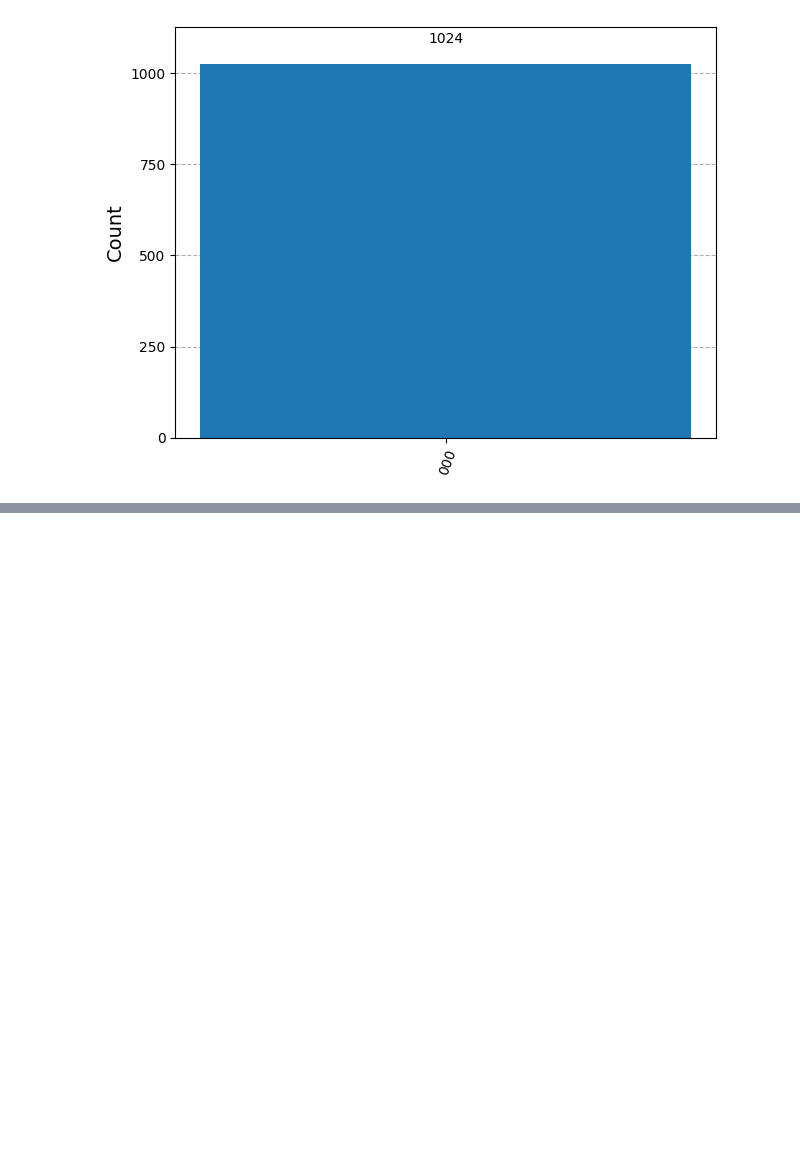
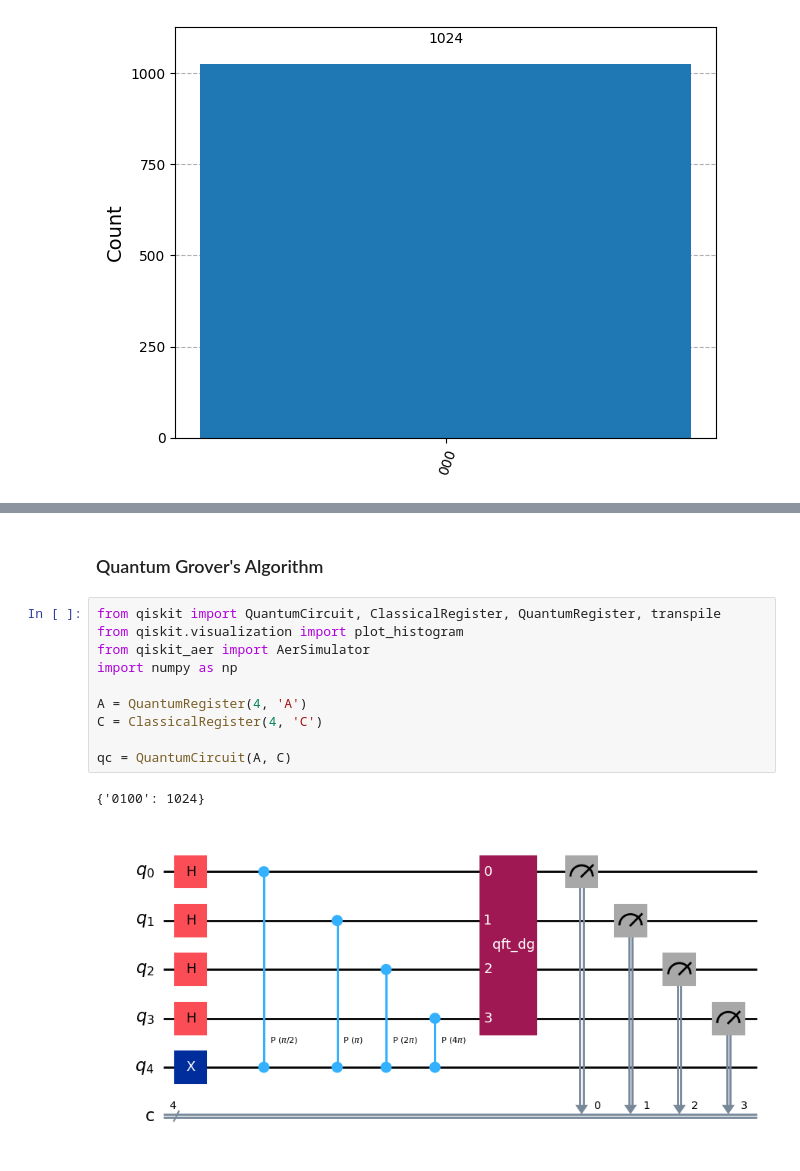
Before and after one commit to bbevacquabailey/qiskitTesting, a Jupyter notebook: Shor.ipynb, the cells around one changed output, grey strips where cells are left out. Saved outputs shown, nothing was run; the diff lists cells and outputs as text; blank space fills up the shorter version.

```diff
--- a/Shor.ipynb
+++ b/Shor.ipynb
@@ -67,0 +111,15 @@ plot_histogram(counts)
+# %% [markdown]
+### Quantum Grover's Algorithm
+# %%
+from qiskit import QuantumCircuit, ClassicalRegister, QuantumRegister, transpile
+from qiskit.visualization import plot_histogram
+from qiskit_aer import AerSimulator
+import numpy as np
+
+A = QuantumRegister(4, 'A')
+C = ClassicalRegister(4, 'C')
+
+qc = QuantumCircuit(A, C)
+# %% [output]
+{'0100': 1024}
+[figure, added]
```
Also changed, not shown: parts of 2 cells of this notebook.
